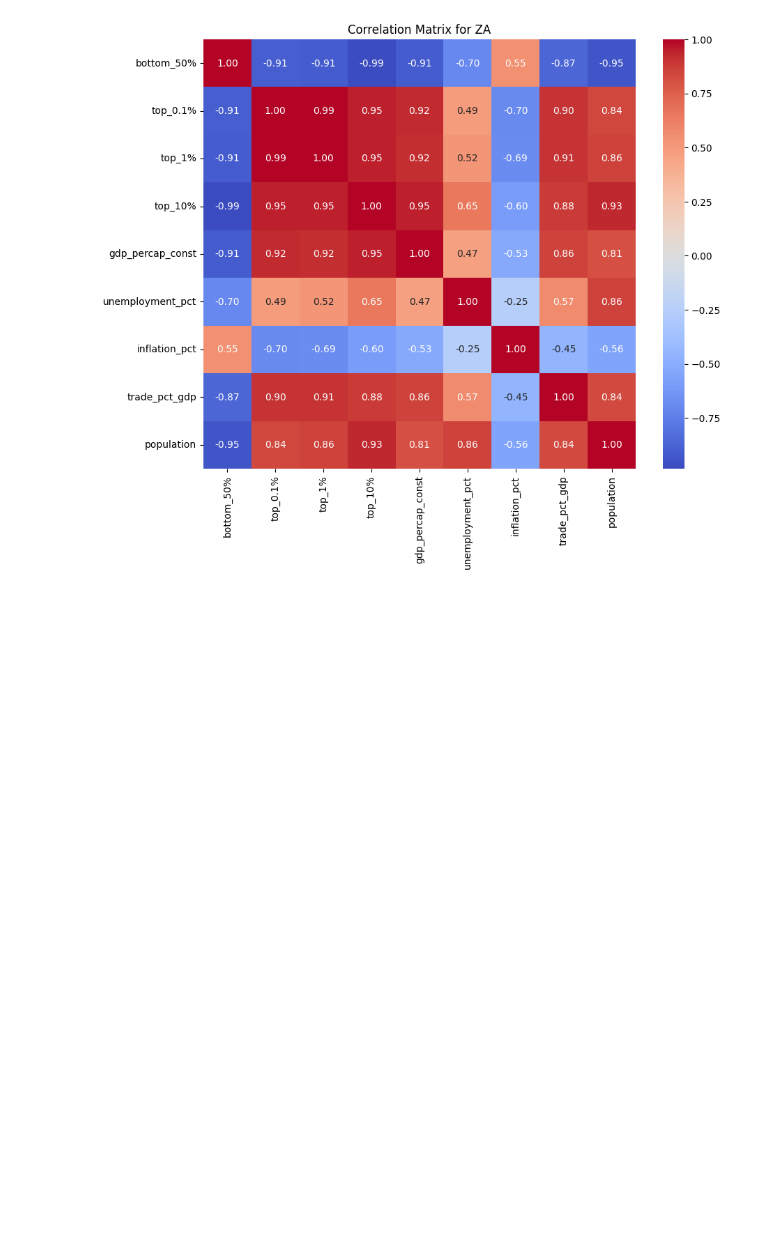
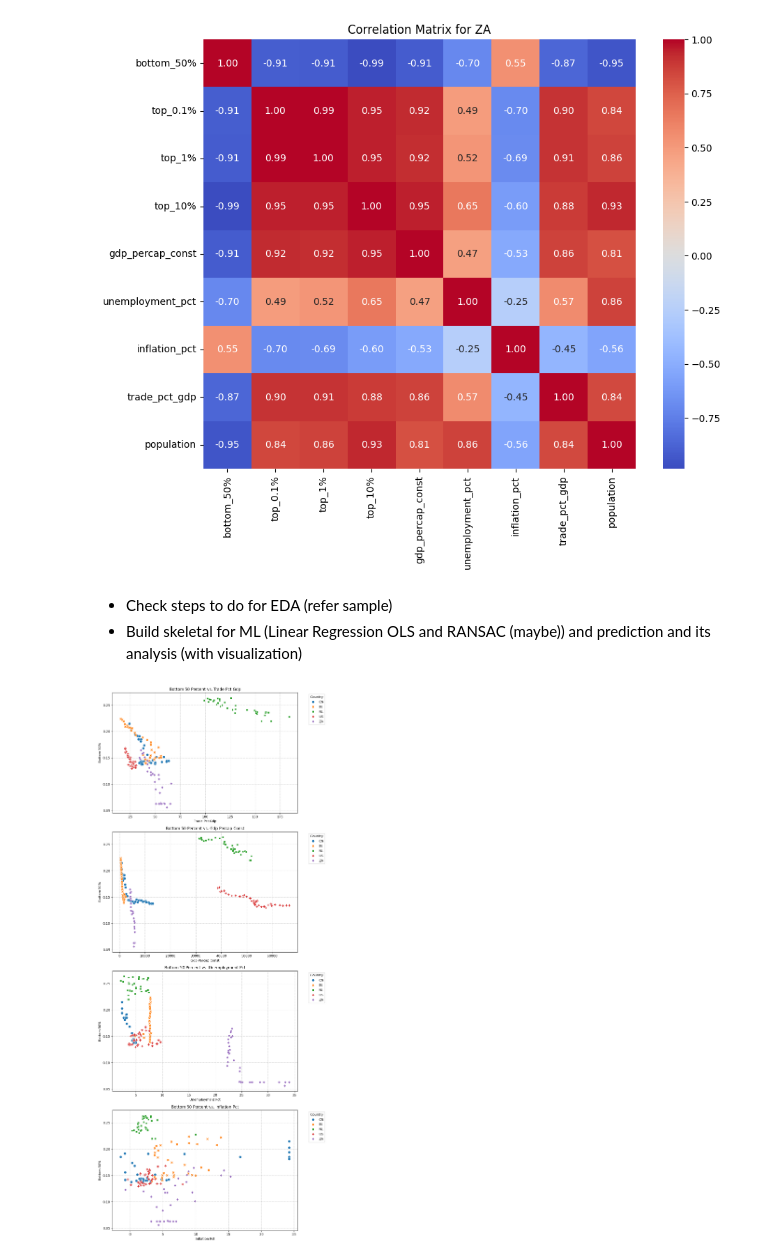
Before and after one commit to princeixr/Income_inequality, a Jupyter notebook: 602_indicators.ipynb, the cells around one changed output. Saved outputs shown, nothing was run; the diff lists cells and outputs as text; code cells hidden in the pictures; blank space fills up the shorter version.

Commit message:
added Linear Regression

```diff
--- a/602_indicators.ipynb
+++ b/602_indicators.ipynb
@@ -432,3 +432,50 @@ for code in df_merge['country_code'].unique():
 [figure]
 [figure]
 [figure]
+# %% [markdown]
+- Check steps to do for EDA (refer sample)
+- Build skeletal for ML (Linear Regression OLS and RANSAC (maybe)) and prediction and its analysis (with visualization)
+# %%
+import matplotlib.pyplot as plt
+import seaborn as sns
+
+# Define the variables for the x-axis and the countries to plot
+x_vars = ['trade_pct_gdp', 'gdp_percap_const', 'unemployment_pct', 'inflation_pct']
+y_var = 'bottom_50%'
+# The plan specifies CN, IN, US, NL, ZA.
+countries_to_plot = ['CN', 'IN', 'US', 'NL', 'ZA']
+
+# Filter the main dataframe for the selected countries
+plot_df = df_merge[df_merge['country_code'].isin(countries_to_plot)]
+
+# Create a figure with a grid of subplots for each x_var
+fig, axes = plt.subplots(nrows=len(x_vars), ncols=1, figsize=(10, 6 * len(x_vars)), sharey=True)
+
+# Ensure axes is an array even if there's only one subplot
+if len(x_vars) == 1:
+    axes = [axes]
+
+for i, x_col in enumerate(x_vars):
+    ax = axes[i]
+
+    # Use seaborn scatterplot for better handling of groups
+    sns.scatterplot(
+        data=plot_df,
+        x=x_col,
+        y=y_var,
+        hue='country_code',
+        style='country_code', # Different markers for accessibility
+        s=60, # Marker size
+        ax=ax
+    )
+
+    ax.set_title(f'{y_var.replace("%", " Percent").replace("_", " ").title()} vs. {x_col.replace("_", " ").title()}')
+    ax.set_xlabel(x_col.replace('_', ' ').title())
+    ax.set_ylabel(y_var.replace('_', ' ').title())
+    ax.legend(title='Country', bbox_to_anchor=(1.05, 1), loc='upper left')
+    ax.grid(True, linestyle='--', alpha=0.7)
+
+plt.tight_layout()
+plt.show()
+# %% [output]
+[figure, added]
```
Also changed, not shown: parts of 16 cells of this notebook.
